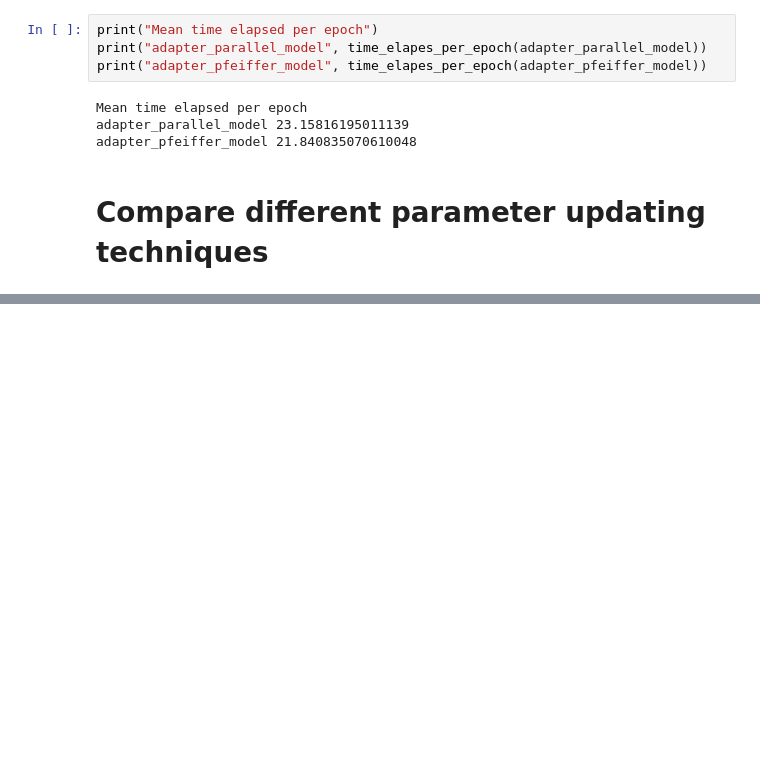
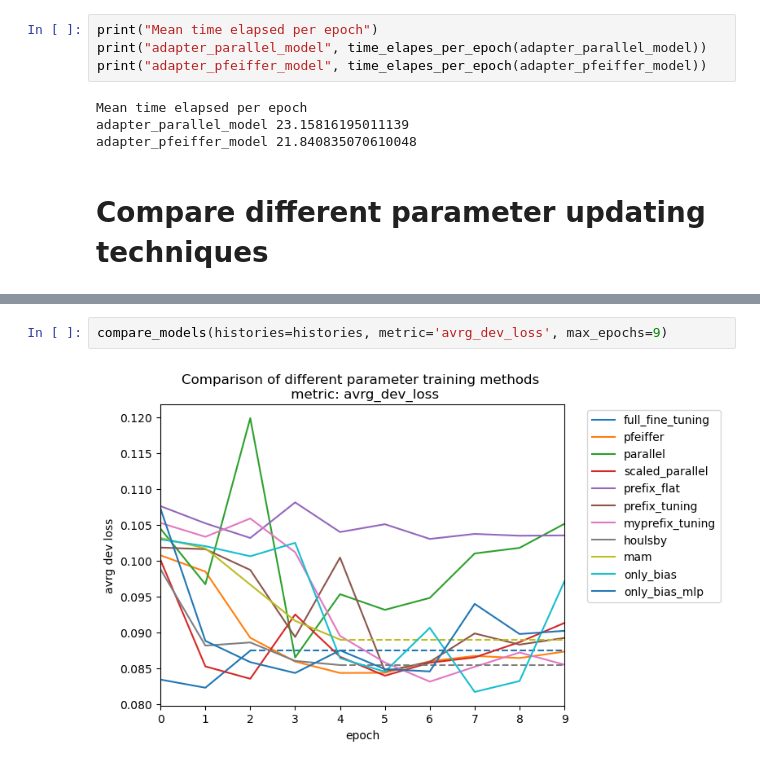
Before and after one commit to myrazma/2022_Masterthesis_Code, a Jupyter notebook: analysis/model_analysis.ipynb, the cells around one changed output, grey strips where cells are left out. Saved outputs shown, nothing was run; the diff lists cells and outputs as text; blank space fills up the shorter version.

```diff
--- a/analysis/model_analysis.ipynb
+++ b/analysis/model_analysis.ipynb
@@ -187,0 +224,4 @@ plt.show()
+# %%
+compare_models(histories=histories, metric='avrg_dev_loss', max_epochs=9)
+# %% [output]
+[figure, added]
```
Also changed, not shown: parts of 7 cells of this notebook, 4 other files.
